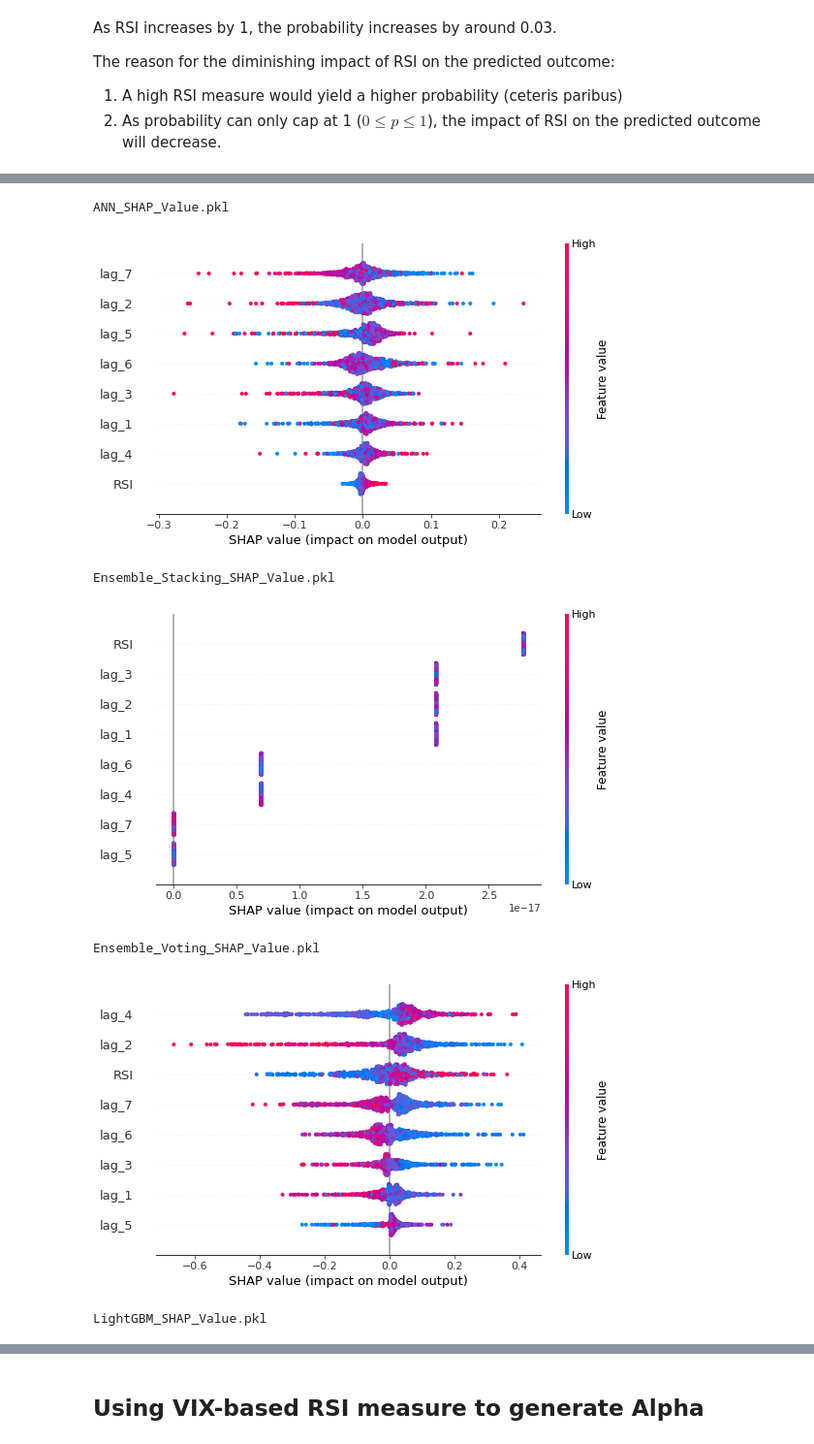
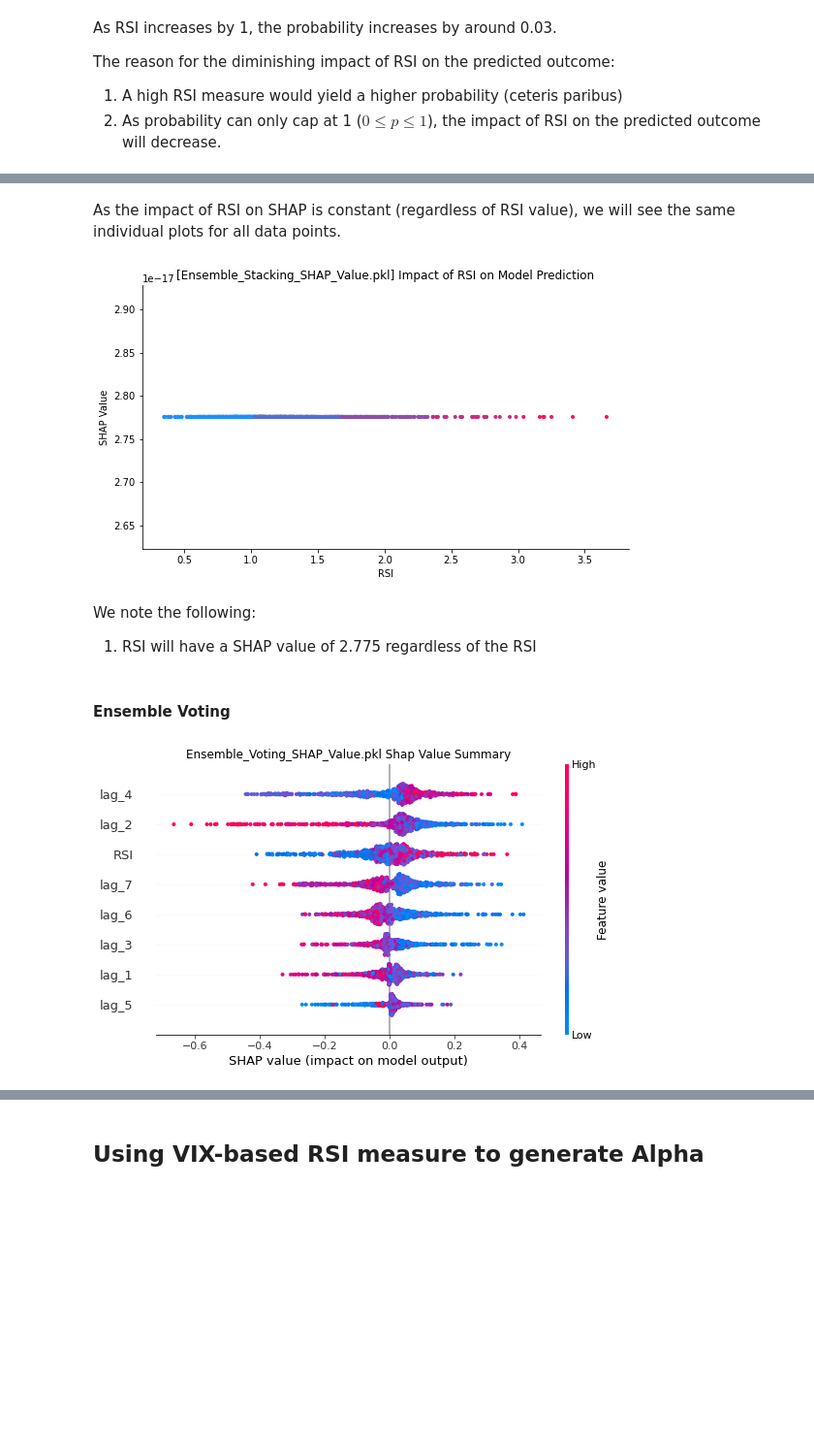
Before and after one commit to JHO-ds/WQU_Capstone_Risk_and_Volatility, a Jupyter notebook: notebooks/Summary.ipynb, the cells around one changed output, grey strips where cells are left out. Shown at 97% size. Saved outputs shown, nothing was run; the diff lists cells and outputs as text; code cells hidden in the pictures; blank space fills up the shorter version.

```diff
--- a/notebooks/Summary.ipynb
+++ b/notebooks/Summary.ipynb
@@ -241,0 +246,5 @@ The reason for the diminishing impact of RSI on the predicted outcome:
+# %%
+def shap_plot(ind: int):
+    shap.summary_plot(all_shap[ind], show=False)
+    plt.title(f"{all_shap_filename[ind]} Shap Value Summary")
+    plt.show()
@@ -242,13 +425,15 @@ The reason for the diminishing impact of RSI on the predicted outcome:
+# %% [markdown]
+As the impact of RSI on SHAP is constant (regardless of RSI value), we will see the same individual plots for all data points.
+# %%
+shap_scatter_plot(1)
+# %% [output]
+[figure, added]
+# %% [markdown]
+We note the following:
+1. RSI will have a SHAP value of 2.775 regardless of the RSI
+# %% [markdown]
+#### Ensemble Voting
 # %%
-for i, (filename, shap_obj) in enumerate(zip(all_shap_filename, all_shap)):
-    print(filename)
-    shap.summary_plot(shap_obj)
-    plt.show()
+shap_plot(2)
 # %% [output]
-ANN_SHAP_Value.pkl
-[figure, old version]
+[figure, new version]
-Ensemble_Stacking_SHAP_Value.pkl
-[figure, removed]
-Ensemble_Voting_SHAP_Value.pkl
-[figure, removed]
-LightGBM_SHAP_Value.pkl
```
Also changed, not shown: parts of 57 cells of this notebook, 3 other files.
